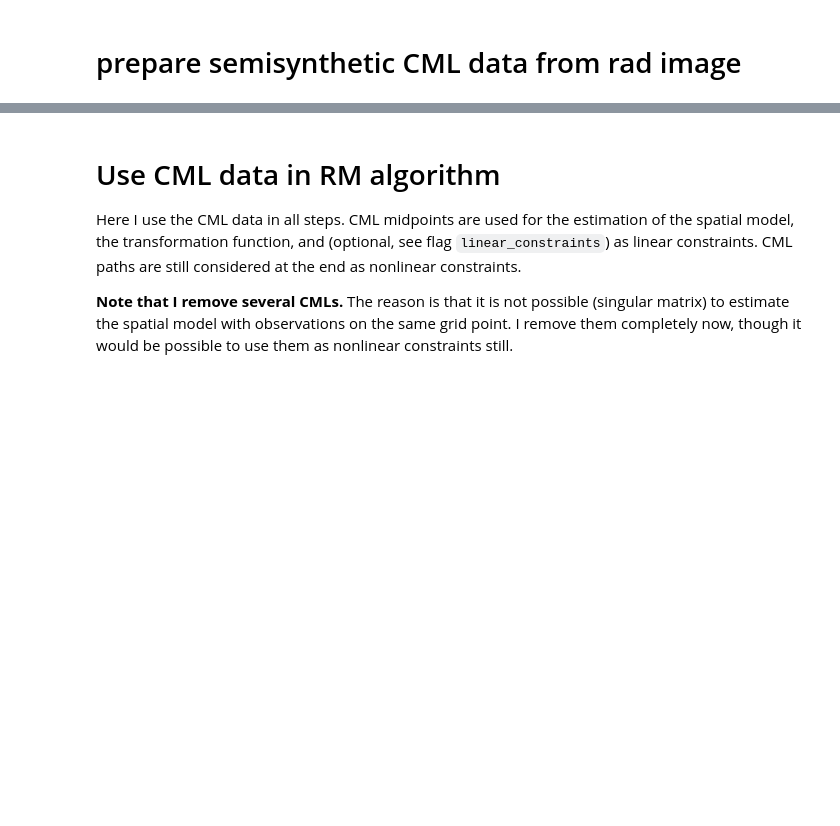
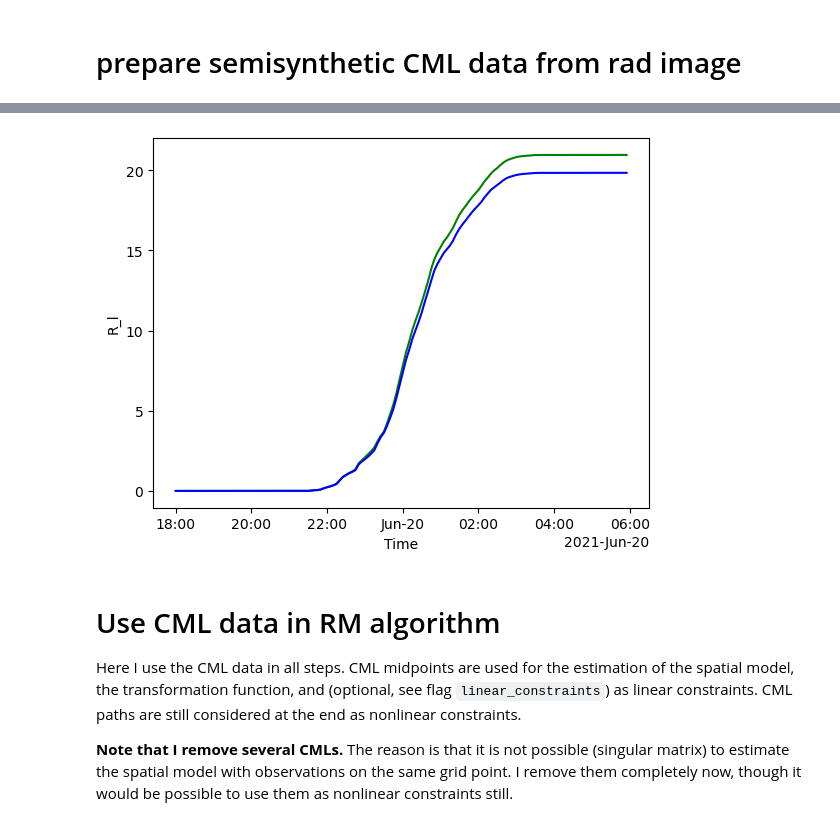
Before and after one commit to eoydvin/RMWSPy, a Jupyter notebook: 2_radar_and_cml_interpolation.ipynb, the cells around one changed output, grey strips where cells are left out. Drawn from its saved outputs; the diff is of its cells as text; code cells hidden in the pictures; blank space fills up the shorter version.

```diff
--- a/2_radar_and_cml_interpolation.ipynb
+++ b/2_radar_and_cml_interpolation.ipynb
@@ -161,0 +84,24 @@ ds_gridded_along_cml['time'] = ds_rad.time
+# %%
+# add extended CMLs (ued for illustration)
+l = 5
+x_off = []
+y_off = []
+for cml_id in ds_cml.cml_id:
+    # Select CML
+    tar = ds_cml.sel(cml_id = cml_id)
+
+    # Calculate angle and resulting length if we extend
+    alpha = np.arctan((tar.y_b - tar.y_a)/(tar.x_b - tar.x_a))
+    length1 = np.sqrt((tar.x_b + 5*np.cos(alpha) - tar.x_a)**2 + (tar.y_b + 5*np.sin(alpha) - tar.y_a)**2)
+    length2 = np.sqrt((tar.x_b - 5*np.cos(alpha) - tar.x_a)**2 + (tar.y_b - 5*np.sin(alpha) - tar.y_a)**2)
+
+    # extend in the direction that increases length
+    if length1 > length2:
+        x_off.append(tar.x_b.data + l*np.cos(alpha))
+        y_off.append(tar.y_b.data + l*np.sin(alpha))
+    else:
+        x_off.append(tar.x_b.data - l*np.cos(alpha))
+        y_off.append(tar.y_b.data - l*np.sin(alpha))
+
+ds_cml = ds_cml.assign_coords(x_l = ('cml_id', x_off))
+ds_cml = ds_cml.assign_coords(y_l = ('cml_id', y_off))
@@ -161,0 +347,6 @@ ds_gridded_along_cml['time'] = ds_rad.time
+# %%
+# less variability when we have longer links
+ds_gridded_along_cml.R.std(dim = 'cml_id').cumsum(dim = 'time').plot.line(x = 'time', add_legend = False, color = 'green');
+ds_gridded_along_cml_l.R_l.std(dim = 'cml_id').cumsum(dim = 'time').plot.line(x = 'time', add_legend = False, color = 'blue');
+# %% [output]
+[figure, added]
```
Also changed, not shown: parts of 28 cells of this notebook, 6 other files.
